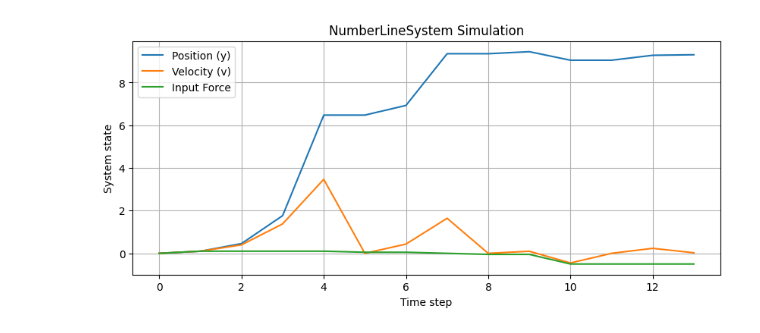
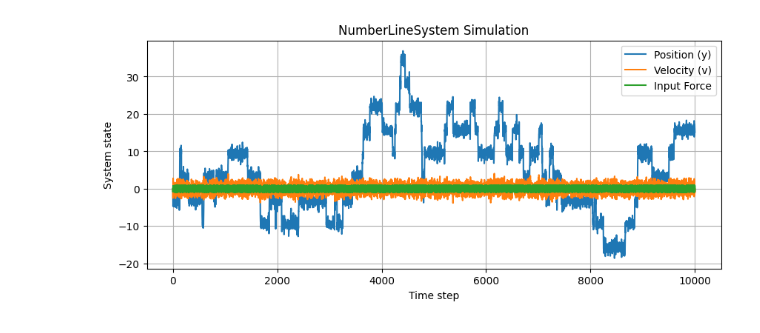
Before and after one commit to ascensionqwer/Number_Line_ECE_209AS, a Jupyter notebook: number_line.ipynb, the cells around one changed output. Saved outputs shown, nothing was run; the diff lists cells and outputs as text; code cells hidden in the pictures.

Commit message:
Numberline Simulation 10/02/2025

```diff
--- a/number_line.ipynb
+++ b/number_line.ipynb
@@ -29,7 +30,6 @@ class NumberLineSystem:
         return 2*np.sin(y)
 
     def crash_probability(self, v):
-
         return self.p_c * abs(v) / self.v_max
 
     def step(self, u):
@@ -51,24 +51,35 @@ class NumberLineSystem:
         results = []
         for u in inputs:
             results.append(self.step(u))
+
+        # Save to a .csv file using pandas
+        T = len(system.history['y'])
+        df = pd.DataFrame({
+            'Time': range(T),
+            'Position_y': [f"{val:.4f}" for val in self.history['y']],
+            'Velocity_v': [f"{val:.4f}" for val in self.history['v']],
+            'Input_u': [f"{val:.4f}" for val in self.history['u']]
+        })
+        df.to_csv('number_line_sim.csv', index=False)
+
         return results
 # %%
 system = NumberLineSystem(m=1.0, p_c=0.6, v_max=1.0, y0=0.0, v0=0.0)    # instantiate the class
-# input_seq = np.random.uniform(-1, 1, 10)     # generate some random inputs
-input_seq = [0.1, 0.1, 0.1, 0.1, 0.05, 0.05, 0.0, -0.05, -0.05, -0.5, -0.5, -0.5, -0.5]
+input_seq = np.random.uniform(-1, 1, 10_000)     # generate some random inputs
+# input_seq = [0.1, 0.1, 0.1, 0.1, 0.05, 0.05, 0.0, -0.05, -0.05, -0.5, -0.5, -0.5, -0.5]
 system.simulate(input_seq)                   # run simulation
 
 T = len(system.history['y'])  # Number of (simulated) timesteps
 
 plt.figure(figsize=(10,4))
 plt.plot(range(T), system.history['y'], label='Position (y)')
 plt.plot(range(T), system.history['v'], label='Velocity (v)')
 plt.plot(range(T), system.history['u'], label='Input Force')
 plt.xlabel('Time step')
 plt.ylabel('System state')
 plt.title('NumberLineSystem Simulation')
 plt.legend()
 plt.grid(True)
 plt.show()
 # %% [output]
-[figure, old version]
+[figure, new version]
```
Also changed, not shown: parts of 1 cell of this notebook, 1 other file.
